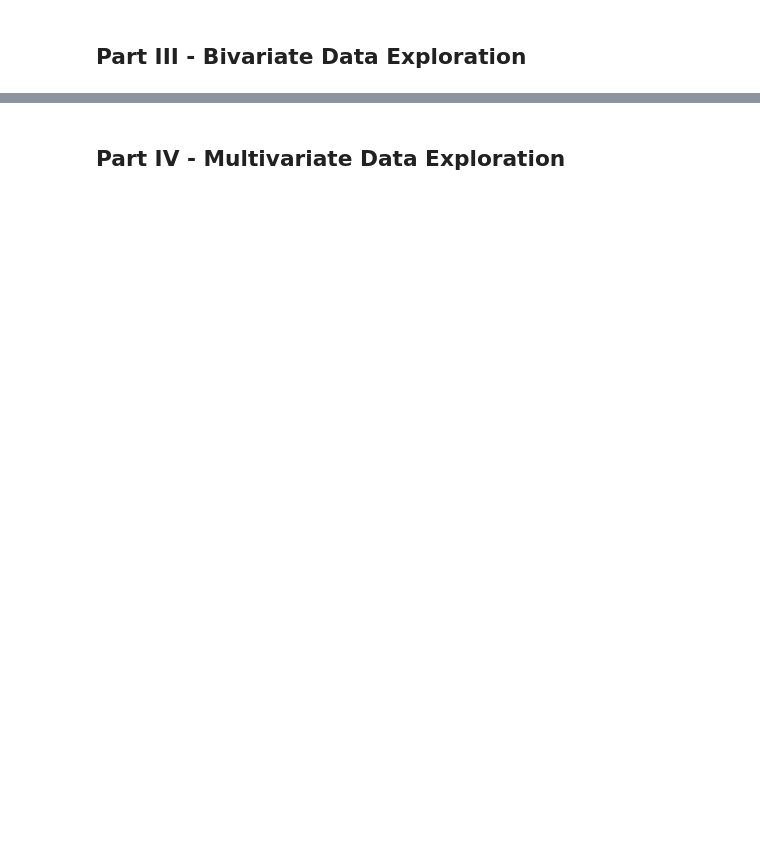
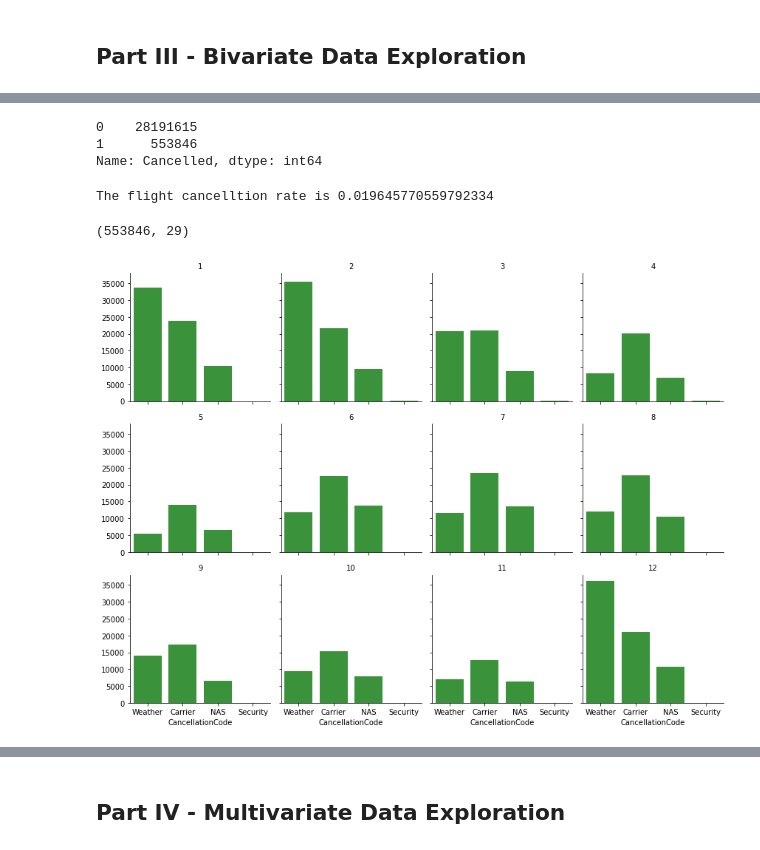
Before and after one commit to mozaini/Visualization_Project, a Jupyter notebook: exploration_template.ipynb, the cells around one changed output, grey strips where cells are left out. Cells and saved outputs as stored; diff of their text form; code cells hidden in the pictures; blank space fills up the shorter version.

```diff
--- a/exploration_template.ipynb
+++ b/exploration_template.ipynb
@@ -269,0 +268,26 @@ plt.ylabel('Count of Delays');
+# %%
+caneld_val = flight_df.Cancelled.value_counts()
+caneld_val
+# %% [output]
+0    28191615
+1      553846
+Name: Cancelled, dtype: int64
+# %%
+print('The flight cancelltion rate is',caneld_val.values[1]/caneld_val.values[0])
+# %% [output]
+The flight cancelltion rate is 0.019645770559792334
+# %%
+cancelled_flight = flight_df[flight_df.Cancelled == 1]
+cancelled_flight.shape
+# %% [output]
+(553846, 29)
+# %%
+color_base = sns.color_palette()[2]
+
+
+g = sns.FacetGrid(data = flight_df, col = 'Month',col_wrap=4, height=3)
+g.map(sns.countplot,'CancellationCode',color = color_base, order = ['B','A','C','D'])
+g.set_titles("{col_name}");
+g.set_xticklabels(['Weather','Carrier','NAS','Security']);
+# %% [output]
+[figure, added]
```
Also changed, not shown: parts of 64 cells of this notebook.
